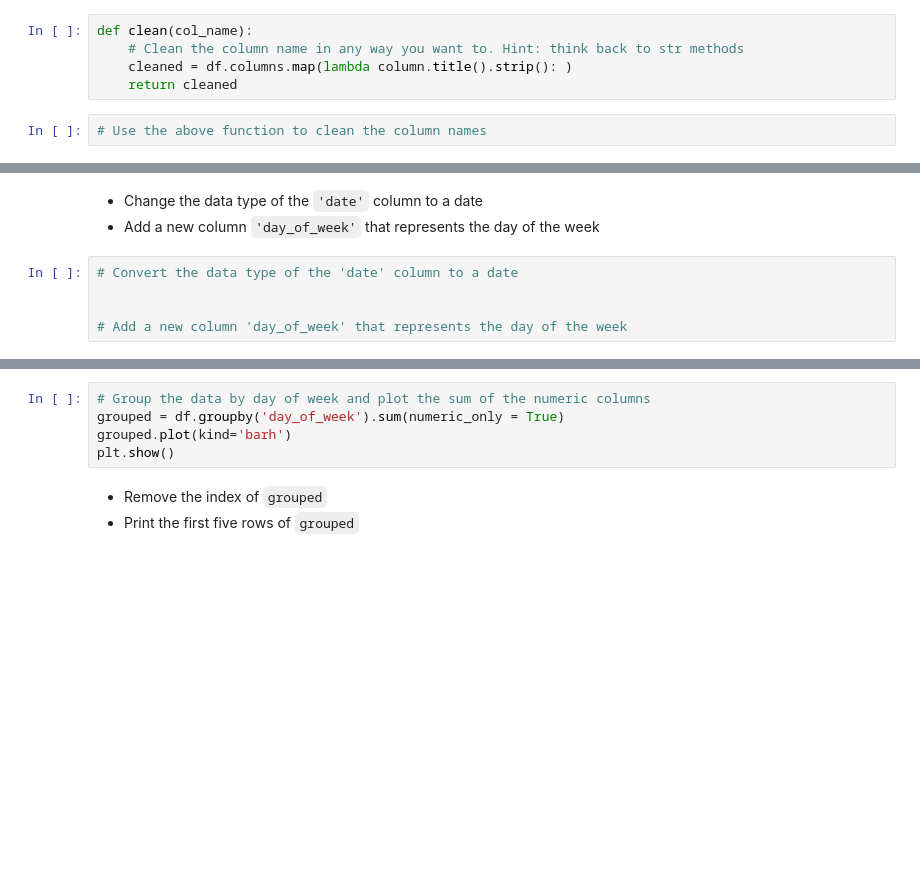
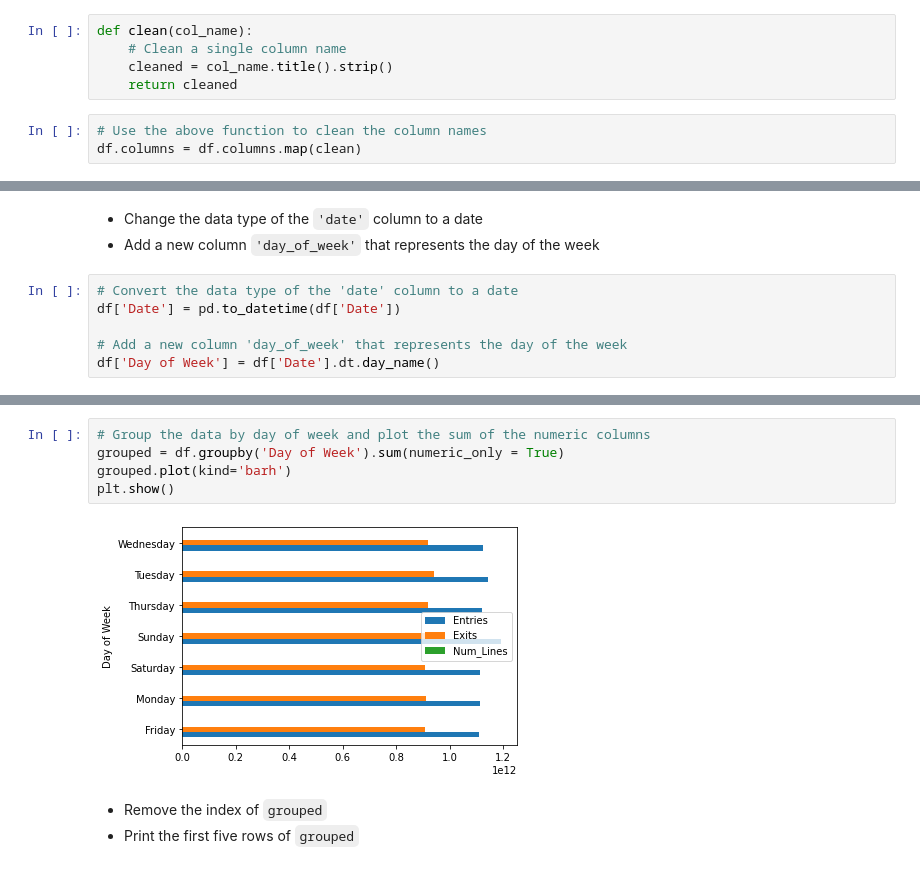
Before and after one commit to antony-wala/dsc-pandas-series-and-dataframes-lab, a Jupyter notebook: index.ipynb, the cells around one changed output, grey strips where cells are left out. Saved outputs shown, nothing was run; the diff lists cells and outputs as text; blank space fills up the shorter version.

```diff
--- a/index.ipynb
+++ b/index.ipynb
@@ -133,11 +134,12 @@ df.head(3)
 | 2 | A002 | R051 | 02-00-00 | 59 ST | NQR456W | BMT | 08/25/2018 | 08:00:00 | REGULAR | 6736105 | 2283229 | ... |
 # %%
 def clean(col_name):
-    # Clean the column name in any way you want to. Hint: think back to str methods
-    cleaned = df.columns.map(lambda column.title().strip(): )
+    # Clean a single column name
+    cleaned = col_name.title().strip()
     return cleaned
 # %%
 # Use the above function to clean the column names
+df.columns = df.columns.map(clean)
 # %%
 # Check to ensure the column names were cleaned
 df.columns
@@ -146,6 +152,7 @@ df.columns
 - Add a new column `'day_of_week'` that represents the day of the week
 # %%
 # Convert the data type of the 'date' column to a date
-
+df['Date'] = pd.to_datetime(df['Date'])
 
 # Add a new column 'day_of_week' that represents the day of the week
+df['Day of Week'] = df['Date'].dt.day_name()
@@ -152,8 +175,10 @@ df.columns
 # %%
 # Group the data by day of week and plot the sum of the numeric columns
-grouped = df.groupby('day_of_week').sum(numeric_only = True)
+grouped = df.groupby('Day of Week').sum(numeric_only = True)
 grouped.plot(kind='barh')
 plt.show()
+# %% [output]
+[figure, added]
 # %% [markdown]
 - Remove the index of `grouped`
 - Print the first five rows of `grouped`
```
Also changed, not shown: parts of 10 cells of this notebook.
